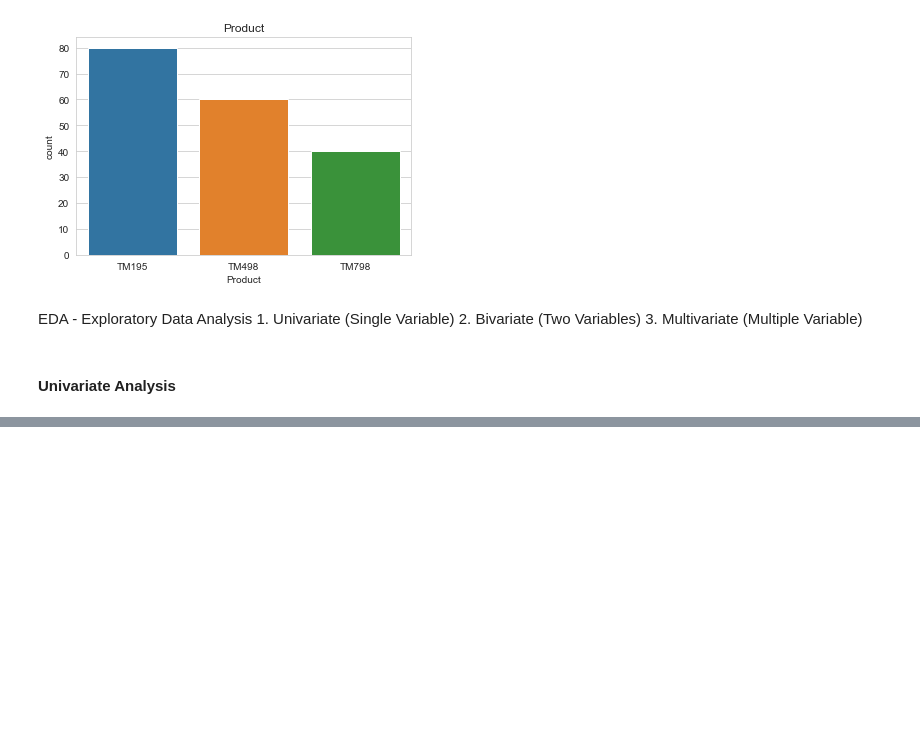
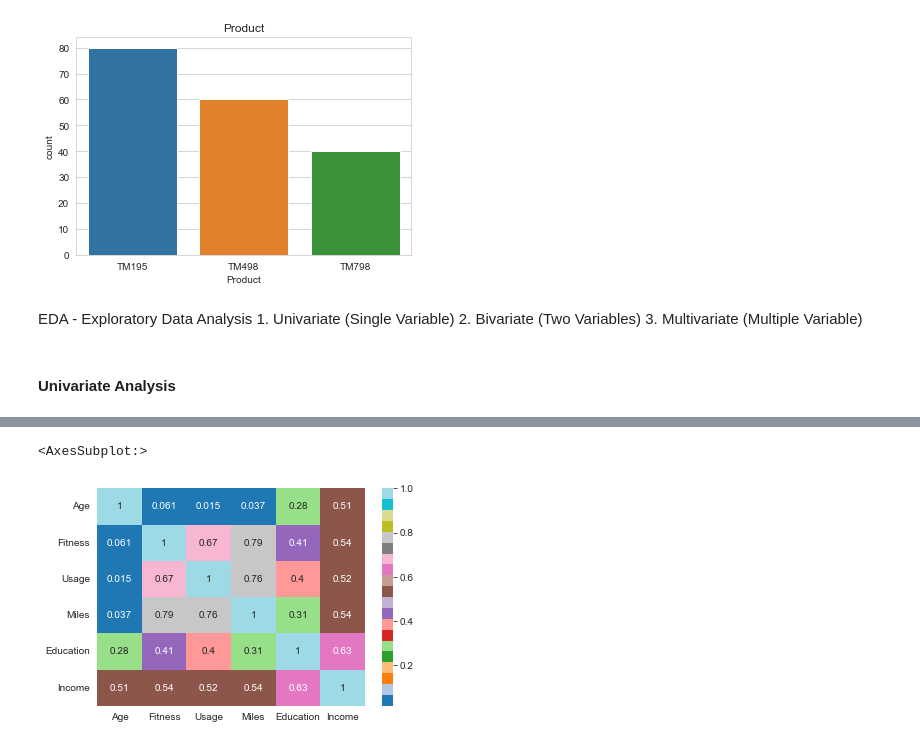
Before and after one commit to palakagarwal081/python-machine-learning, a Jupyter notebook: treadmil_users.ipynb, the cells around one changed output, grey strips where cells are left out. Cells and saved outputs as stored; diff of their text form; code cells hidden in the pictures; blank space fills up the shorter version.

```diff
--- a/treadmil_users.ipynb
+++ b/treadmil_users.ipynb
@@ -136,0 +224,7 @@ for col in num_cols:
+# %%
+sns.heatmap(data=data[num_cols].corr(),annot=True, cmap= choice(p_list)) # corr = calculate correlation with each column in dataframe
+                                                                         # annot =
+                                                                         # cmap =
+# %% [output]
+<AxesSubplot:>
+[figure, added]
```
Also changed, not shown: parts of 12 cells of this notebook, 3 other files.
